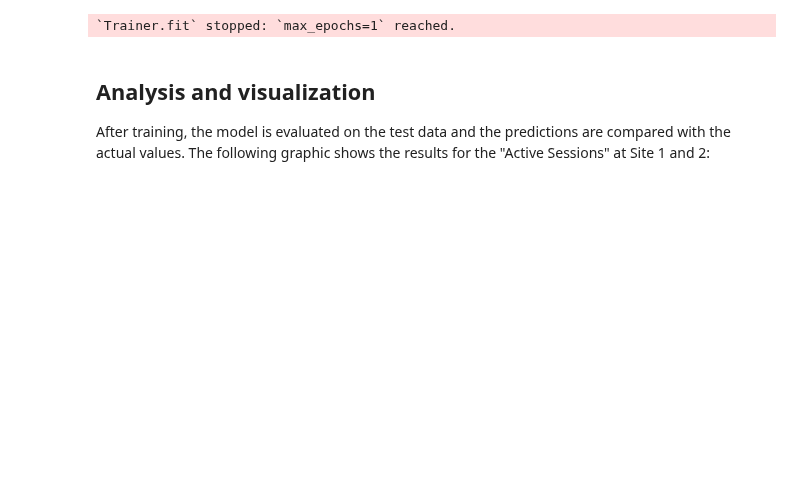
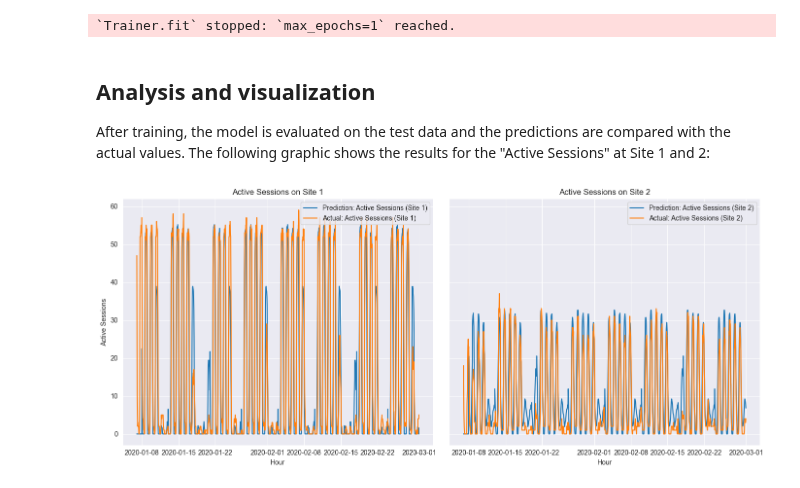
Before and after one commit to czwiessler/AAEnergizer, a Jupyter notebook: src/models/notebooks/lstm-v2.ipynb, the cells around one changed output. Saved outputs shown, nothing was run; the diff lists cells and outputs as text; code cells hidden in the pictures; blank space fills up the shorter version.

```diff
--- a/src/models/notebooks/lstm-v2.ipynb
+++ b/src/models/notebooks/lstm-v2.ipynb
@@ -179,7 +246,7 @@ from torch.utils.data import DataLoader
 from src.models.lstm import input_columns
 from src.models.lstm_24h_v2 import UtilizationPredictor, PowerDataset
 
-def prepare_24h_batches(df, start_hour=4):
+def prepare_24h_batches(df, start_hour=0):
     """
     Teilt das Dataset in 24-Stunden-Abschnitte auf, beginnend bei `start_hour`.
     """
@@ -251,11 +318,15 @@ def generate_plots_for_24h_predictions(
     df_combined = pd.concat([df_predictions, df_actuals], axis=1)
     df_combined['hour'] = all_hours
 
-    #plot_active_sessions_site_1(df_combined)
+    plot_active_sessions_sites(df_combined)
 
-    # Figure for active sessions on site 1
+    # Plotly-Diagramm erstellen
     fig = go.Figure()
-    for col in ['activeSessions_site_1']:
+    target_columns = [
+        'activeSessions_site_1',
+        'activeSessions_site_2'
+    ]
+    for col in target_columns:
         fig.add_trace(go.Scatter(
             x=df_combined["hour"],
             y=df_combined[f"pred_{col}"],
@@ -270,96 +341,91 @@ def generate_plots_for_24h_predictions(
         ))
 
     fig.update_layout(
-        title="24h Predictions vs. Actuals",
+        title="24h Predictions vs. Actuals (Interactive)",
         xaxis_title="Hour",
         yaxis_title="Value",
-        legend_title="Legend"
-    )
-    fig.show()
-
-    # Figure for active sessions on site 2
-    fig = go.Figure()
-    for col in ['activeSessions_site_2']:
-        fig.add_trace(go.Scatter(
-            x=df_combined["hour"],
-            y=df_combined[f"pred_{col}"],
-            mode="lines",
-            name=f"Prediction: {col}"
-        ))
-        fig.add_trace(go.Scatter(
-            x=df_combined["hour"],
-            y=df_combined[f"actual_{col}"],
-            mode="lines",
-            name=f"Actual: {col}"
-        ))
-
-    fig.update_layout(
-        title="24h Predictions vs. Actuals",
-        xaxis_title="Hour",
-        yaxis_title="Value",
-        legend_title="Legend"
+        legend_title="Legend - Click to Toggle"
     )
     fig.show()
 
     # Save the plot
-    #fig.write_html("output/24h_predictions.html")
+    fig.write_html("output/24h_predictions.html")
 
-import matplotlib.pyplot as plt
-
-# Function to create a non-interactive plot for active sessions on site 1
-def plot_active_sessions_site_1(df_combined):
-    # Extract active sessions data for site 1
+def plot_active_sessions_sites(df_combined):
+    # Extract data for site 1
     hours = df_combined["hour"]
     pred_active_sessions_site_1 = df_combined["pred_activeSessions_site_1"]
     actual_active_sessions_site_1 = df_combined["actual_activeSessions_site_1"]
 
-    # Plot the data
-    plt.figure(figsize=(10, 6))
-    plt.plot(hours, pred_active_sessions_site_1, label="Prediction: Active Sessions (Site 1)", linestyle='-')
-    plt.plot(hours, actual_active_sessions_site_1, label="Actual: Active Sessions (Site 1)", linestyle='-')
+    # Extract data for site 2
+    pred_active_sessions_site_2 = df_combined["pred_activeSessions_site_2"]
+    actual_active_sessions_site_2 = df_combined["actual_activeSessions_site_2"]
 
-    # Add labels and title
-    plt.title("Active Sessions on Site 1: Predictions vs Actuals")
-    plt.xlabel("Hour")
-    plt.ylabel("Active Sessions")
-    plt.legend()
-    plt.grid(True)
+    # Create subplots
+    fig, axes = plt.subplots(1, 2, figsize=(14, 6), sharey=True)
+
+    # Plot for Site 1
+    axes[0].plot(hours, pred_active_sessions_site_1, label="Prediction: Active Sessions (Site 1)", linestyle='-')
+    axes[0].plot(hours, actual_active_sessions_site_1, label="Actual: Active Sessions (Site 1)", linestyle='-')
+    axes[0].set_title("Active Sessions on Site 1")
+    axes[0].set_xlabel("Hour")
+    axes[0].set_ylabel("Active Sessions")
+    axes[0].legend()
+    axes[0].grid(True)
+
+    # Plot for Site 2
+    axes[1].plot(hours, pred_active_sessions_site_2, label="Prediction: Active Sessions (Site 2)", linestyle='-')
+    axes[1].plot(hours, actual_active_sessions_site_2, label="Actual: Active Sessions (Site 2)", linestyle='-')
+    axes[1].set_title("Active Sessions on Site 2")
+    axes[1].set_xlabel("Hour")
+    axes[1].legend()
+    axes[1].grid(True)
+
+    # Adjust layout
     plt.tight_layout()
 
-    # Save the plot as a PNG file
-    plt.savefig("output/active_sessions_site_1.png")
+    # Show the plot
     plt.show()
 
 if __name__ == "__main__":
     # --- Parameter ---
     target_columns = [
+        'avgChargingPower_site_1',
         'activeSessions_site_1',
+        'avgChargingPower_site_2',
         'activeSessions_site_2'
     ]
+
     input_columns = ['hour_sin', 'hour_cos', 'is_holiday', 'is_weekend', 'is_vacation']
+
     dummies = ['day_of_week_0', 'day_of_week_1', 'day_of_week_2', 'day_of_week_3', 'day_of_week_4', 'day_of_week_5', 'day_of_week_6']
     input_columns += dummies
-    sequence_length = 24
+    sequence_length = 240
 
     # Testdaten laden
     df_test = pd.read_csv("data/processed/test_dataset_shifted.csv", parse_dates=["hour"])
+    # Skalieren (Laden der Scaler)
+    import joblib
 
+    scaler_features = joblib.load('models/scaler_features.pkl')
+    scaler_targets = joblib.load('models/scaler_targets.pkl')
     df_test[input_columns] = df_test[input_columns].astype('float32')
     df_test[target_columns] = df_test[target_columns].astype('float32')
 
     # 24h-Batches vorbereiten
     test_batches = prepare_24h_batches(df_test, start_hour=0)
 
     # Checkpoint-Pfad
-    ckpt_path = "models/24h-model-epoch=277-val_loss=12.57438.ckpt"
+    ckpt_path = "models/24h-model-epoch=168-val_loss=30.85890.ckpt"
 
     # Vorhersagen und Plot generieren
     generate_plots_for_24h_predictions(
         ckpt_path=ckpt_path,
         test_batches=test_batches,
         target_columns=target_columns,
         input_columns=input_columns,
         device="cpu"
     )
 # %% [output]
+[figure, added]
 [interactive output not drawn]
```
Also changed, not shown: parts of 8 cells of this notebook, 7 other files.
